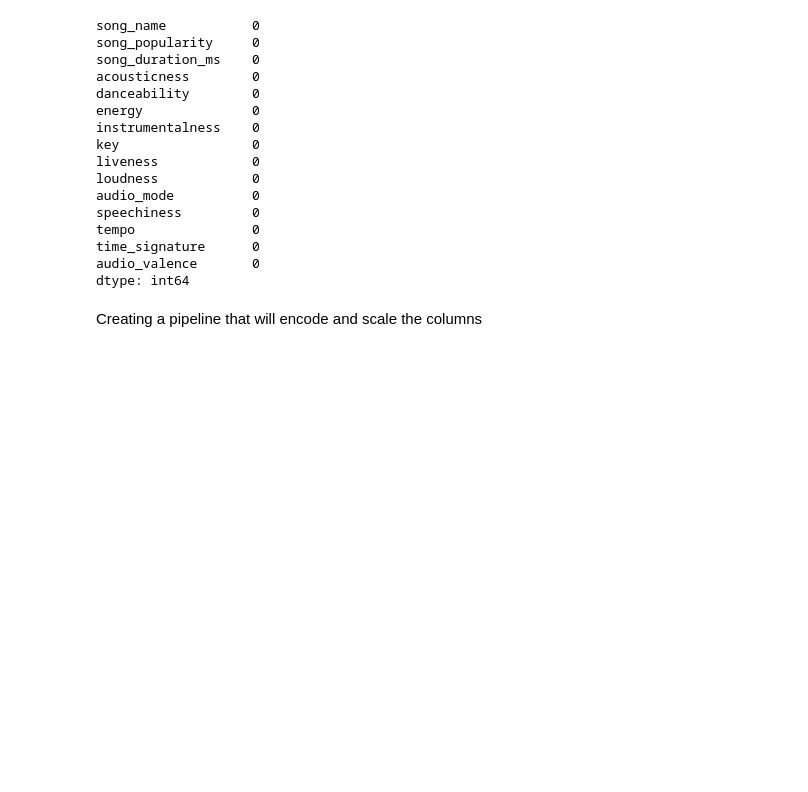
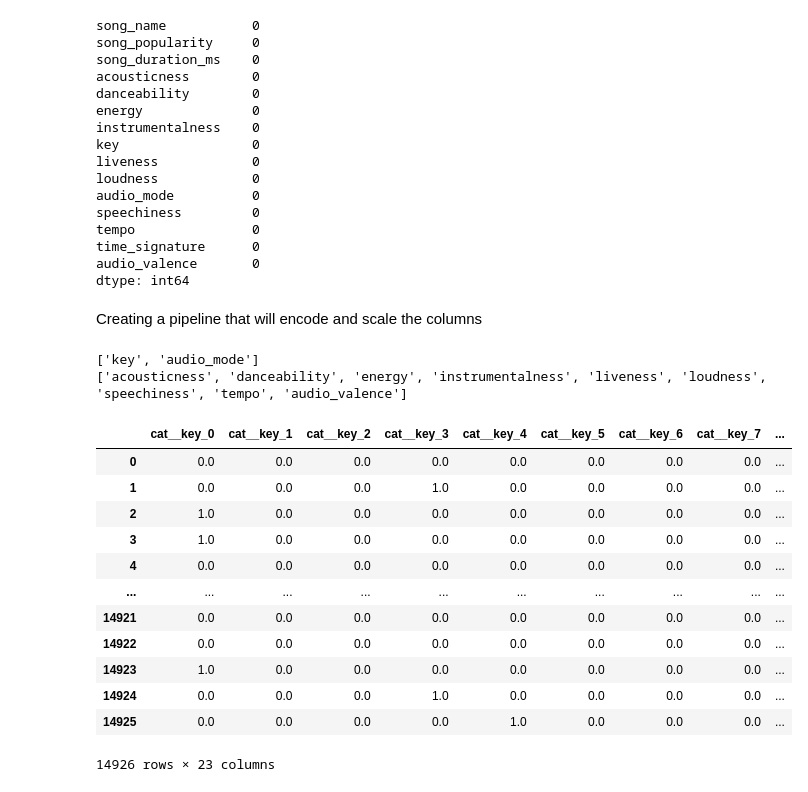
Before and after one commit to mahnsi/Group22FinalProject, a Jupyter notebook: group22FinalProject.ipynb, the cells around one changed output. Cells and saved outputs as stored; diff of their text form; code cells hidden in the pictures; blank space fills up the shorter version.

Commit message:
preprocessing

```diff
--- a/group22FinalProject.ipynb
+++ b/group22FinalProject.ipynb
@@ -227,2 +228,48 @@ from sklearn.pipeline import make_pipeline
 from sklearn.preprocessing import OneHotEncoder
 from sklearn.preprocessing import StandardScaler
+# %%
+#defining the categorical and numerical columns. the categorical ones happen to be the integer column
+cat_cols = songs.select_dtypes(include='integer').columns.to_list()
+num_cols = songs.select_dtypes(include='float').columns.to_list()
+
+#remove target so it doesnt get encoded
+cat_cols.remove("song_popularity")
+cat_cols.remove("song_duration_ms")
+
+print(cat_cols)
+print(num_cols)
+
+#define what preprocessing we want to do
+cat_preprocessor = OneHotEncoder()
+num_preprocessor = StandardScaler()
+
+
+preprocessor = ColumnTransformer(
+    transformers=[
+        ('cat', cat_preprocessor, cat_cols),  # Apply OneHotEncoder to categorical columns
+        ('num', num_preprocessor, num_cols)  # Apply StandardScaler to numerical columns
+    ])
+# %% [output]
+['key', 'audio_mode']
+['acousticness', 'danceability', 'energy', 'instrumentalness', 'liveness', 'loudness', 'speechiness', 'tempo', 'audio_valence']
+# %%
+songs_prepared = preprocessor.fit_transform(songs)
+
+feature_names=preprocessor.get_feature_names_out()
+songs_prepared = pd.DataFrame(data=songs_prepared, columns=feature_names)
+# %%
+songs_prepared
+# %% [output]
+|  | cat__key_0 | cat__key_1 | cat__key_2 | cat__key_3 | cat__key_4 | cat__key_5 | cat__key_6 | cat__key_7 | ... |
+| 0 | 0.0 | 0.0 | 0.0 | 0.0 | 0.0 | 0.0 | 0.0 | 0.0 | ... |
+| 1 | 0.0 | 0.0 | 0.0 | 1.0 | 0.0 | 0.0 | 0.0 | 0.0 | ... |
+| 2 | 1.0 | 0.0 | 0.0 | 0.0 | 0.0 | 0.0 | 0.0 | 0.0 | ... |
+| 3 | 1.0 | 0.0 | 0.0 | 0.0 | 0.0 | 0.0 | 0.0 | 0.0 | ... |
+| 4 | 0.0 | 0.0 | 0.0 | 0.0 | 0.0 | 0.0 | 0.0 | 0.0 | ... |
+| ... | ... | ... | ... | ... | ... | ... | ... | ... | ... |
+| 14921 | 0.0 | 0.0 | 0.0 | 0.0 | 0.0 | 0.0 | 0.0 | 0.0 | ... |
+| 14922 | 0.0 | 0.0 | 0.0 | 0.0 | 0.0 | 0.0 | 0.0 | 0.0 | ... |
+| 14923 | 1.0 | 0.0 | 0.0 | 0.0 | 0.0 | 0.0 | 0.0 | 0.0 | ... |
+| 14924 | 0.0 | 0.0 | 0.0 | 1.0 | 0.0 | 0.0 | 0.0 | 0.0 | ... |
+| 14925 | 0.0 | 0.0 | 0.0 | 0.0 | 1.0 | 0.0 | 0.0 | 0.0 | ... |
+14926 rows × 23 columns
```
Also changed, not shown: parts of 2 cells of this notebook.
